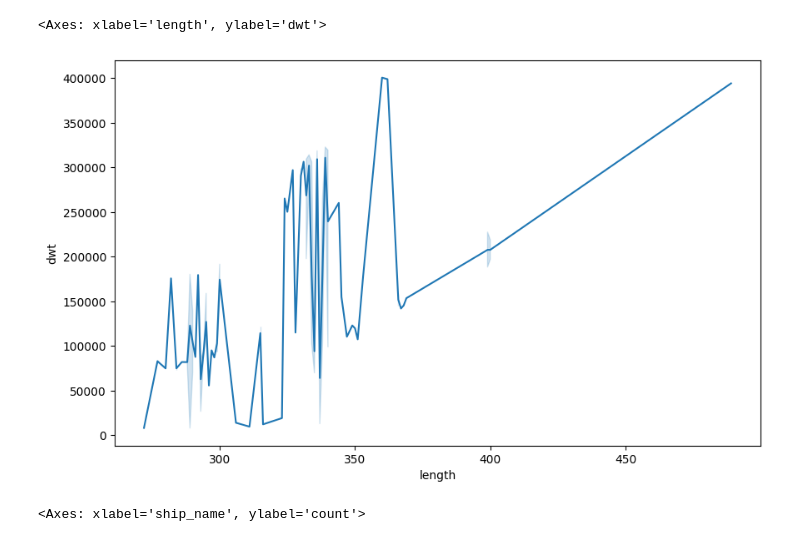
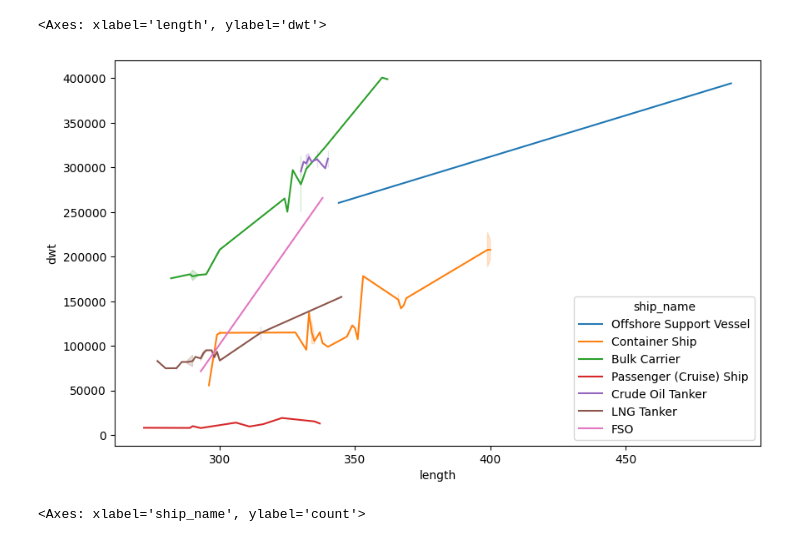
Before and after one commit to kalanimus/PythonLabs, a Jupyter notebook: Lab2/Untitled.ipynb, the cells around one changed output. Drawn from its saved outputs; the diff is of its cells as text; code cells hidden in the pictures.

```diff
--- a/Lab2/Untitled.ipynb
+++ b/Lab2/Untitled.ipynb
@@ -5,12 +5,11 @@ import matplotlib.pyplot as plt
 import seaborn as sb
 # %%
 file = pd.read_csv("Cleaned_ships_data.csv")
-df = file.groupby(by = "dwt") ["length"].mean().reset_index()
 plt.figure(figsize=(10,6))
-sb.lineplot(x="length", y="dwt", data=df)
+sb.lineplot(x="length", y="dwt", hue = "ship_name", data=file)
 # %% [output]
 <Axes: xlabel='length', ylabel='dwt'>
-[figure, old version]
+[figure, new version]
 # %%
 counts=file["ship_name"].value_counts()
 min_amount = 10
```
Also changed, not shown: parts of 6 cells of this notebook.
